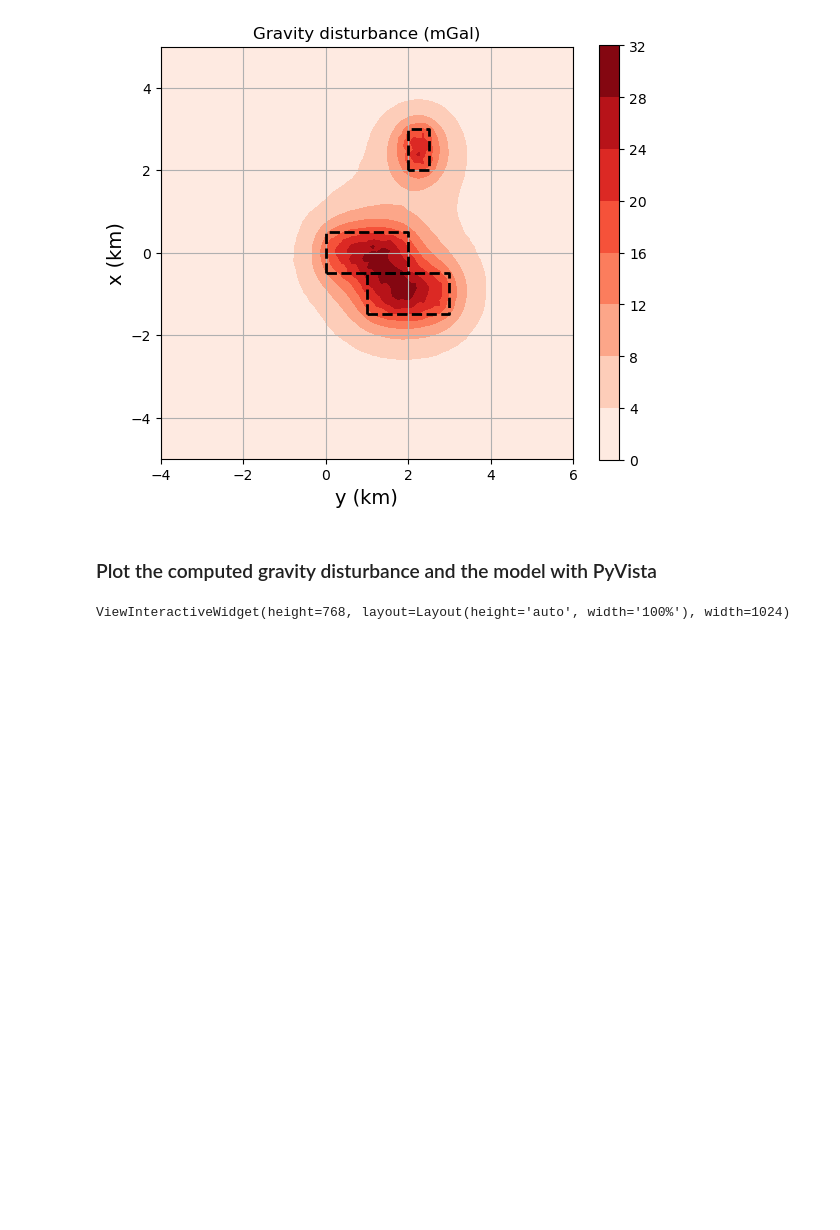
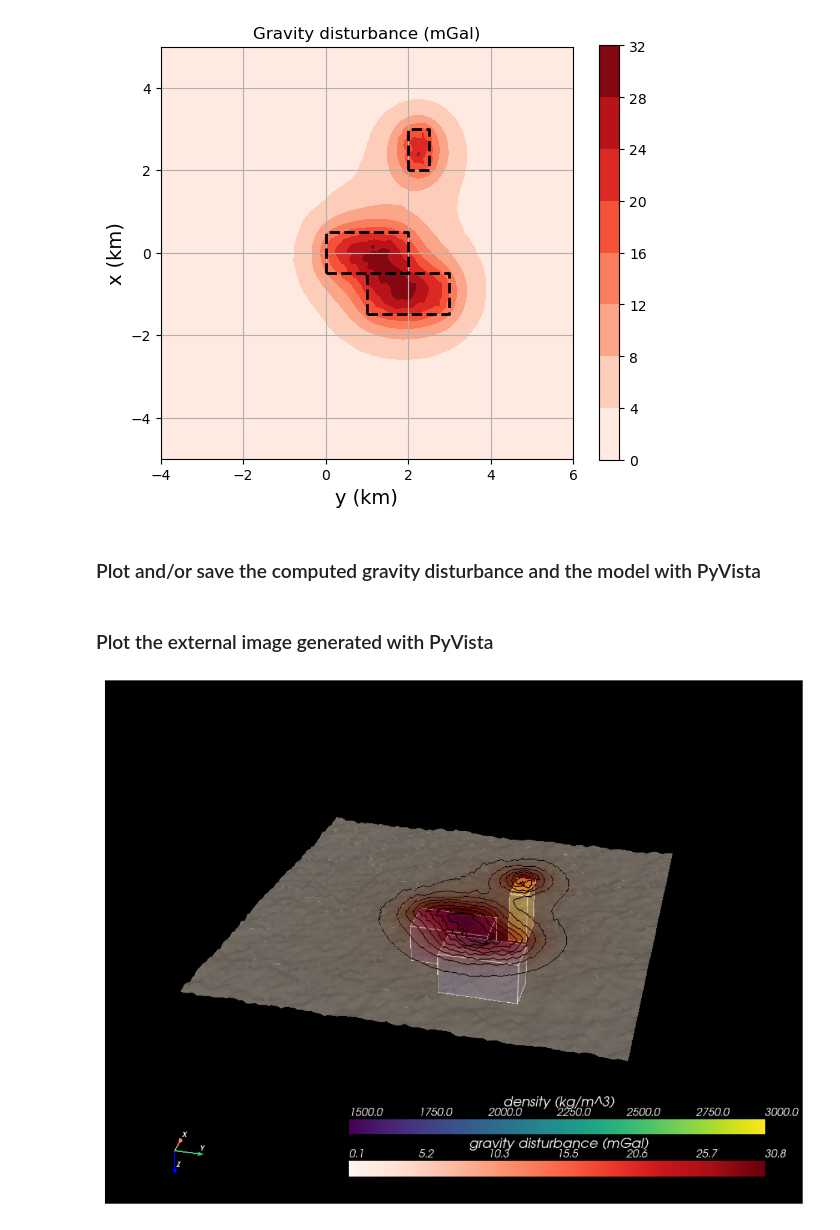
Before and after one commit to birocoles/gravmag, a Jupyter notebook: examples/gravity_disturbance.ipynb, the cells around one changed output. Drawn from its saved outputs; the diff is of its cells as text; code cells hidden in the pictures; blank space fills up the shorter version.

Commit message:
generate image with pyvista and plot in the jupyter notebook

```diff
--- a/examples/gravity_disturbance.ipynb
+++ b/examples/gravity_disturbance.ipynb
@@ -131,7 +134,7 @@ plt.show()
 # %% [output]
 [figure]
 # %% [markdown]
-### Plot the computed gravity disturbance and the model with PyVista
+### Plot  and/or save the computed gravity disturbance and the model with PyVista
 # %%
 model_mesh = plf.prisms_to_pyvista(model, density)
 # %%
@@ -139,7 +142,8 @@ data_mesh = plf.data_to_surface_pyvista(coordinates, gz)
 # %%
 pv.set_plot_theme('dark')
 
-pl = pv.Plotter(notebook=None)
+pl = pv.Plotter()
+#pl.set_background('gray')
 
 # parameters of data colorbar
 data_sargs = dict(
@@ -166,7 +170,7 @@ pl.add_mesh(data_mesh.contour(), color="black", line_width=2)
 
 #parameters of model colorbar
 model_sargs = dict(
-    title='density (kg/m³)',
+    title='density (kg/m^3)',
     title_font_size=20,
     label_font_size=16,
     shadow=True,
@@ -196,8 +200,22 @@ pl.camera.zoom(1.1)
 
 pl.show_axes()
 
-pl.show()
+# show the interactive plot
+# pl.show()
 
-#pl.save_graphic(filename='gravity_disturbance.eps')
+# save the image in an external file
+pl.screenshot('gravity_disturbance.png', return_img=False)
-# %% [output]
-ViewInteractiveWidget(height=768, layout=Layout(height='auto', width='100%'), width=1024)
+# %% [markdown]
+### Plot the external image generated with PyVista
+# %%
+# read image generated with PyVista
+image = Image.open('gravity_disturbance.png')
+
+# plot image generated with PyVista
+plt.figure(figsize=(15,15))
+plt.imshow(image)
+plt.xticks([]) # remove x ticks
+plt.yticks([]) # remove y ticks
+plt.show()
+# %% [output]
+[figure, added]
```
Also changed, not shown: parts of 1 cell of this notebook, 1 other file.
